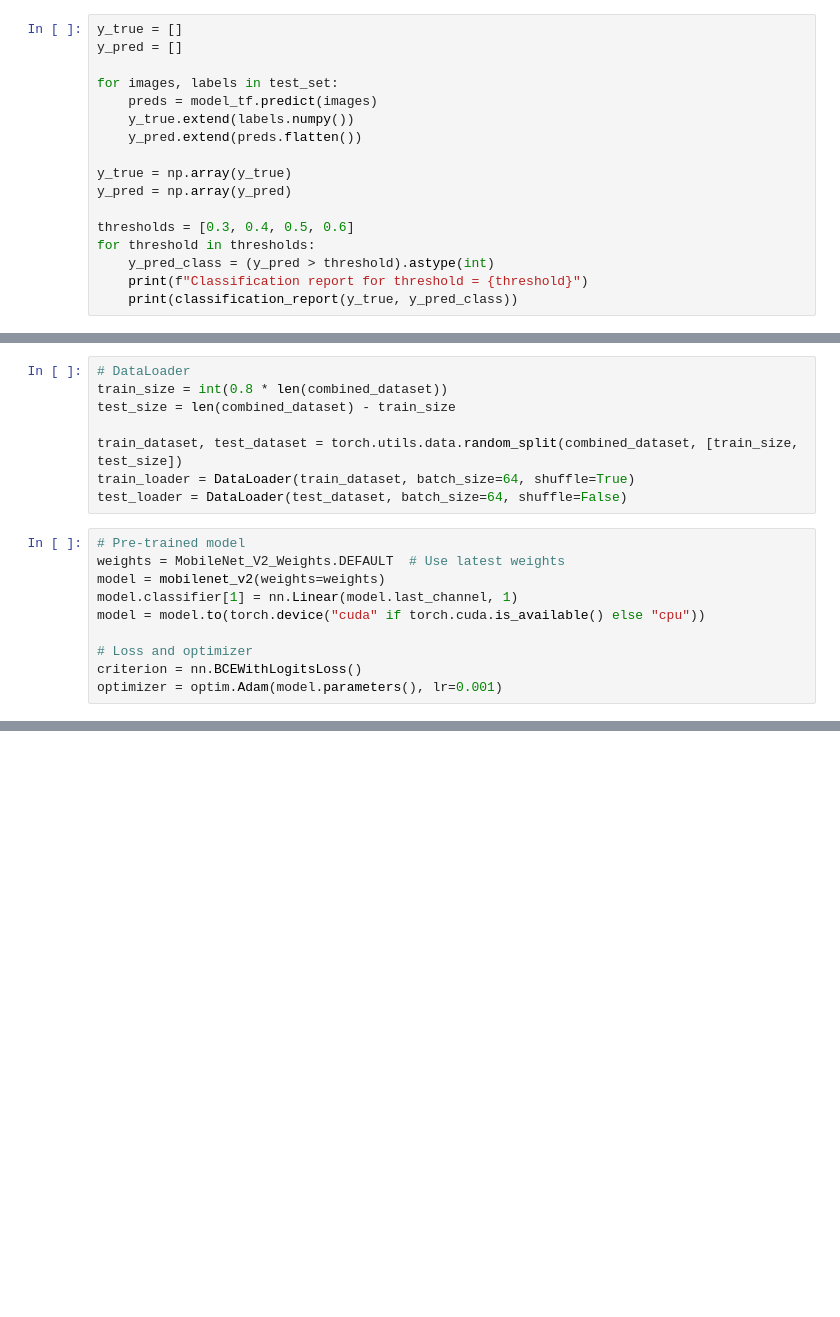
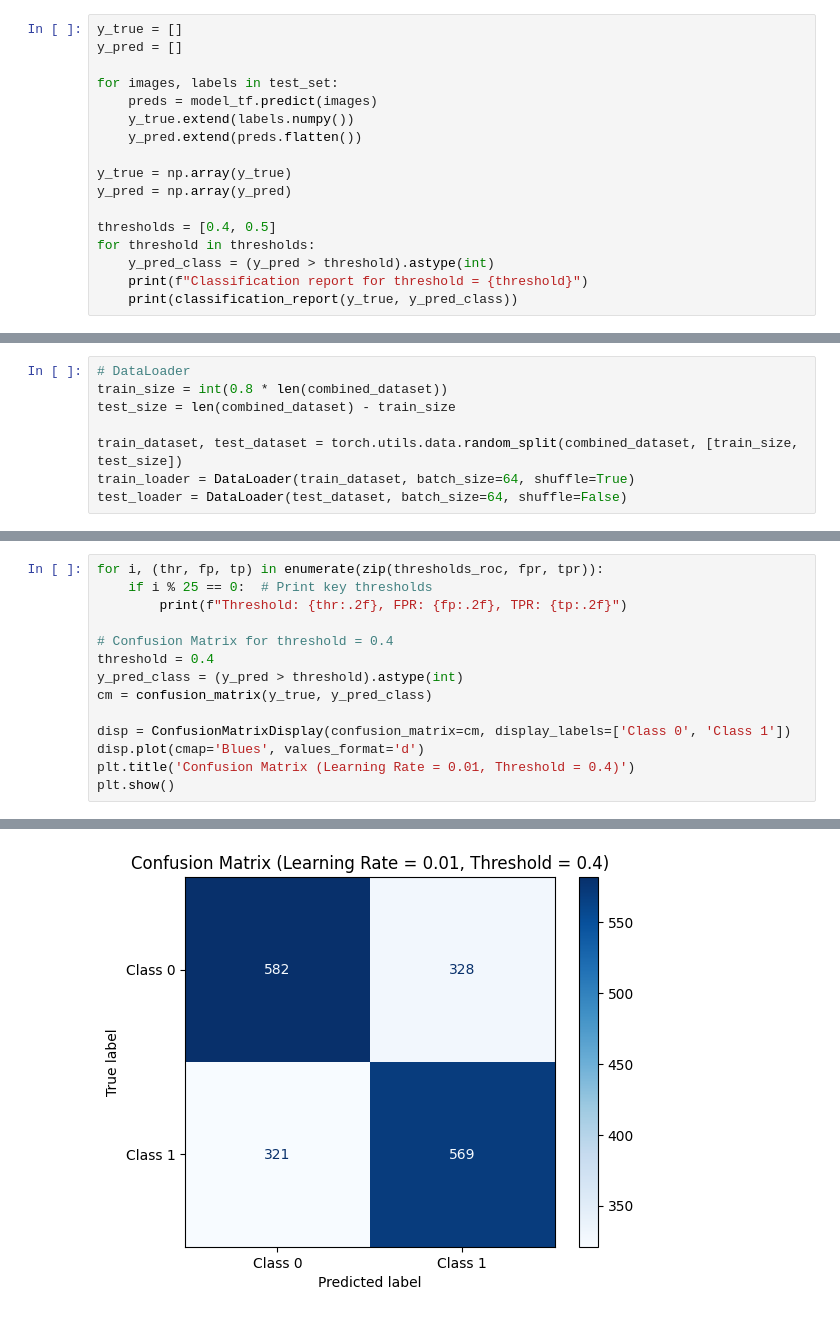
Before and after one commit to arsenilsina/ChestXRay-Classifier, a Jupyter notebook: nih_chest_xray.ipynb, the cells around one changed output, grey strips where cells are left out. Drawn from its saved outputs; the diff is of its cells as text; blank space fills up the shorter version.

```diff
--- a/nih_chest_xray.ipynb
+++ b/nih_chest_xray.ipynb
@@ -1147,7 +493,7 @@ for images, labels in test_set:
 y_true = np.array(y_true)
 y_pred = np.array(y_pred)
 
-thresholds = [0.3, 0.4, 0.5, 0.6]
+thresholds = [0.4, 0.5]
 for threshold in thresholds:
     y_pred_class = (y_pred > threshold).astype(int)
     print(f"Classification report for threshold = {threshold}")
@@ -1208,13 +556,3 @@ test_size = len(combined_dataset) - train_size
 train_dataset, test_dataset = torch.utils.data.random_split(combined_dataset, [train_size, test_size])
 train_loader = DataLoader(train_dataset, batch_size=64, shuffle=True)
 test_loader = DataLoader(test_dataset, batch_size=64, shuffle=False)
-# %%
-# Pre-trained model
-weights = MobileNet_V2_Weights.DEFAULT  # Use latest weights
-model = mobilenet_v2(weights=weights)
-model.classifier[1] = nn.Linear(model.last_channel, 1)
-model = model.to(torch.device("cuda" if torch.cuda.is_available() else "cpu"))
-
-# Loss and optimizer
-criterion = nn.BCEWithLogitsLoss()
-optimizer = optim.Adam(model.parameters(), lr=0.001)
@@ -1284,0 +714,15 @@ In a medical context, where false negatives (failing to detect the disease) are
+# %%
+for i, (thr, fp, tp) in enumerate(zip(thresholds_roc, fpr, tpr)):
+    if i % 25 == 0:  # Print key thresholds
+        print(f"Threshold: {thr:.2f}, FPR: {fp:.2f}, TPR: {tp:.2f}")
+
+# Confusion Matrix for threshold = 0.4
+threshold = 0.4
+y_pred_class = (y_pred > threshold).astype(int)
+cm = confusion_matrix(y_true, y_pred_class)
+
+disp = ConfusionMatrixDisplay(confusion_matrix=cm, display_labels=['Class 0', 'Class 1'])
+disp.plot(cmap='Blues', values_format='d')
+plt.title('Confusion Matrix (Learning Rate = 0.01, Threshold = 0.4)')
+plt.show()
+# %% [output]
@@ -1284,0 +746 @@ In a medical context, where false negatives (failing to detect the disease) are
+[figure, added]
```
Also changed, not shown: parts of 92 cells of this notebook.
